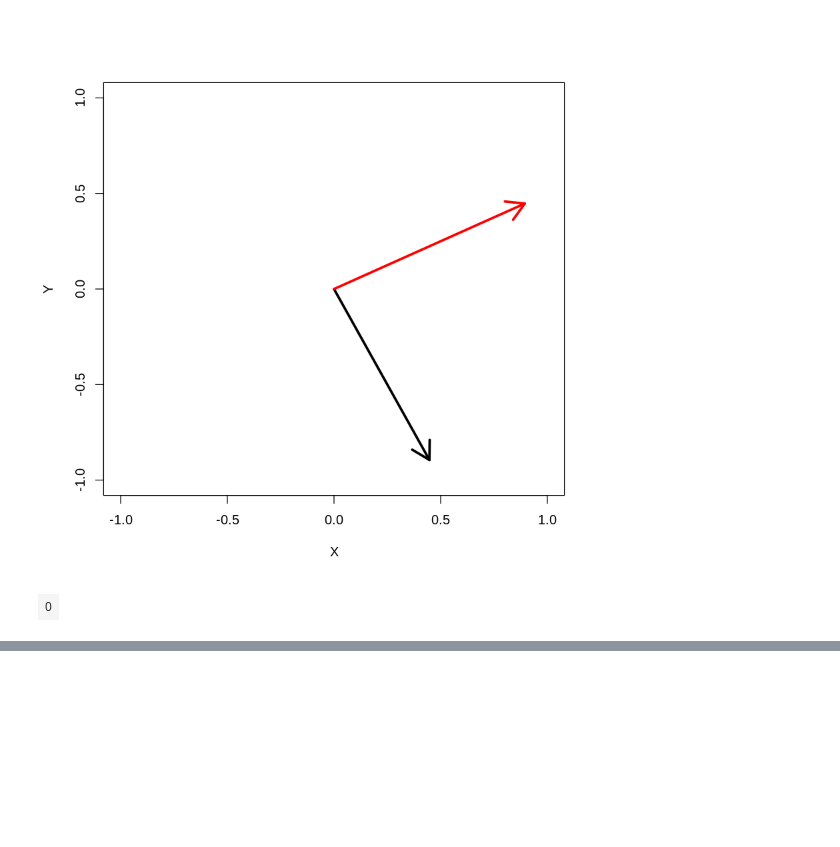
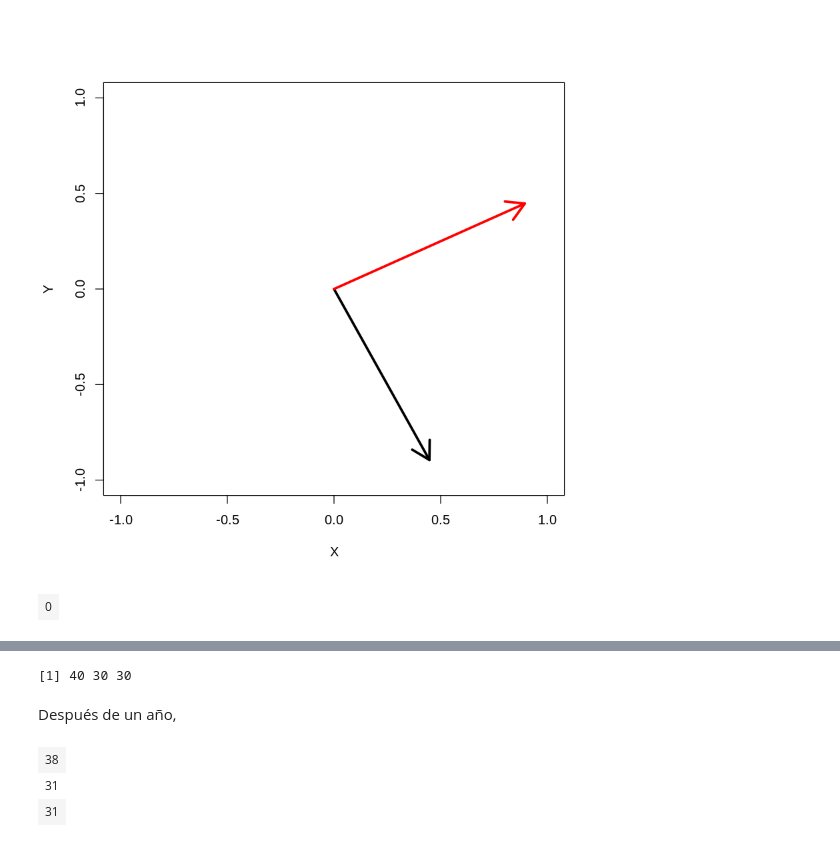
Before and after one commit to fvillena/matbio, a Jupyter notebook: 1-introduction.ipynb, the cells around one changed output, grey strips where cells are left out. Cells and saved outputs as stored; diff of their text form; code cells hidden in the pictures; blank space fills up the shorter version.

```diff
--- a/1-introduction.ipynb
+++ b/1-introduction.ipynb
@@ -436,0 +452,16 @@ v1%*%v2
+# %%
+P01 = 40
+P02 = 30
+P03 = 30
+distribucionPersonal0=c(P01,P02,P03)
+distribucionPersonal0
+# %% [output]
+[1] 40 30 30
+# %% [markdown]
+Después de un año,
+# %%
+matrizEvolucion%*%distribucionPersonal0
+# %% [output]
+| 38 |
+| 31 |
+| 31 |
```
Also changed, not shown: parts of 12 cells of this notebook.
